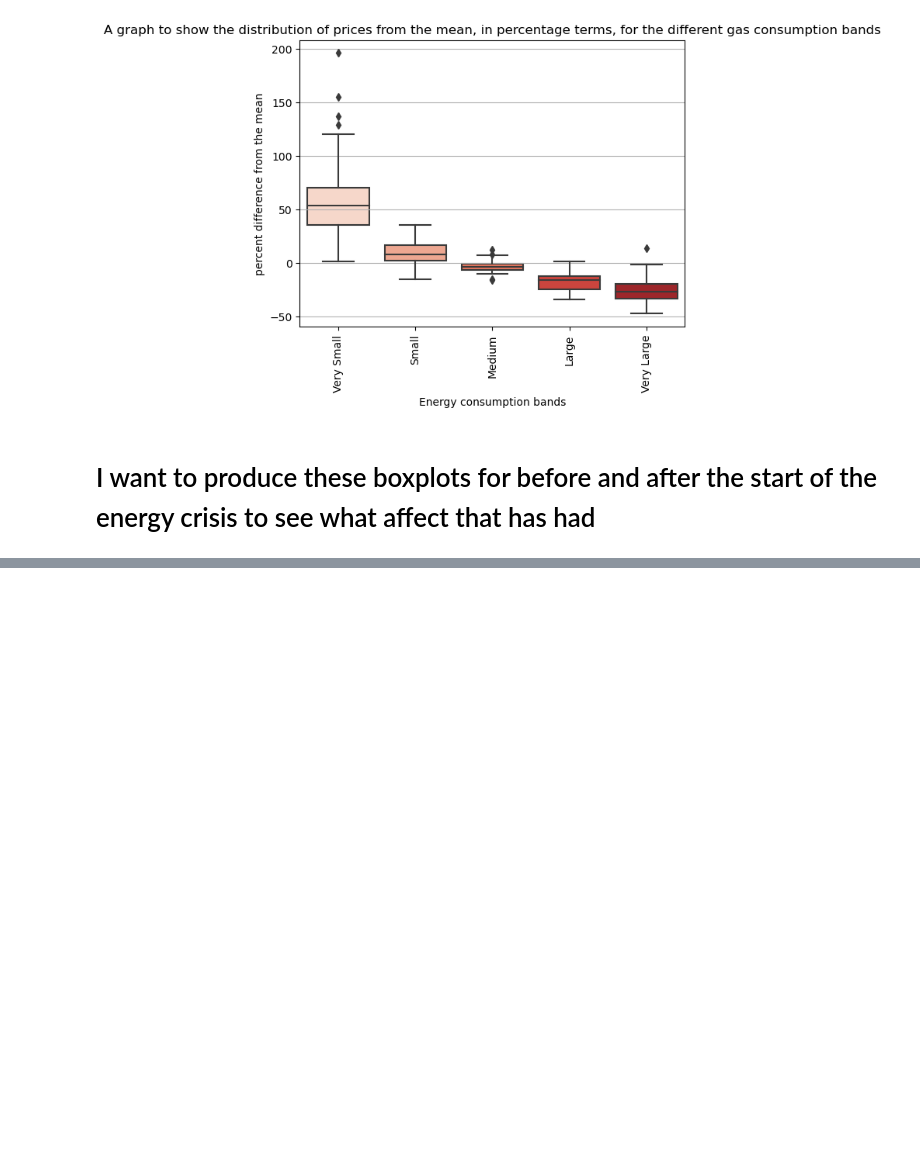
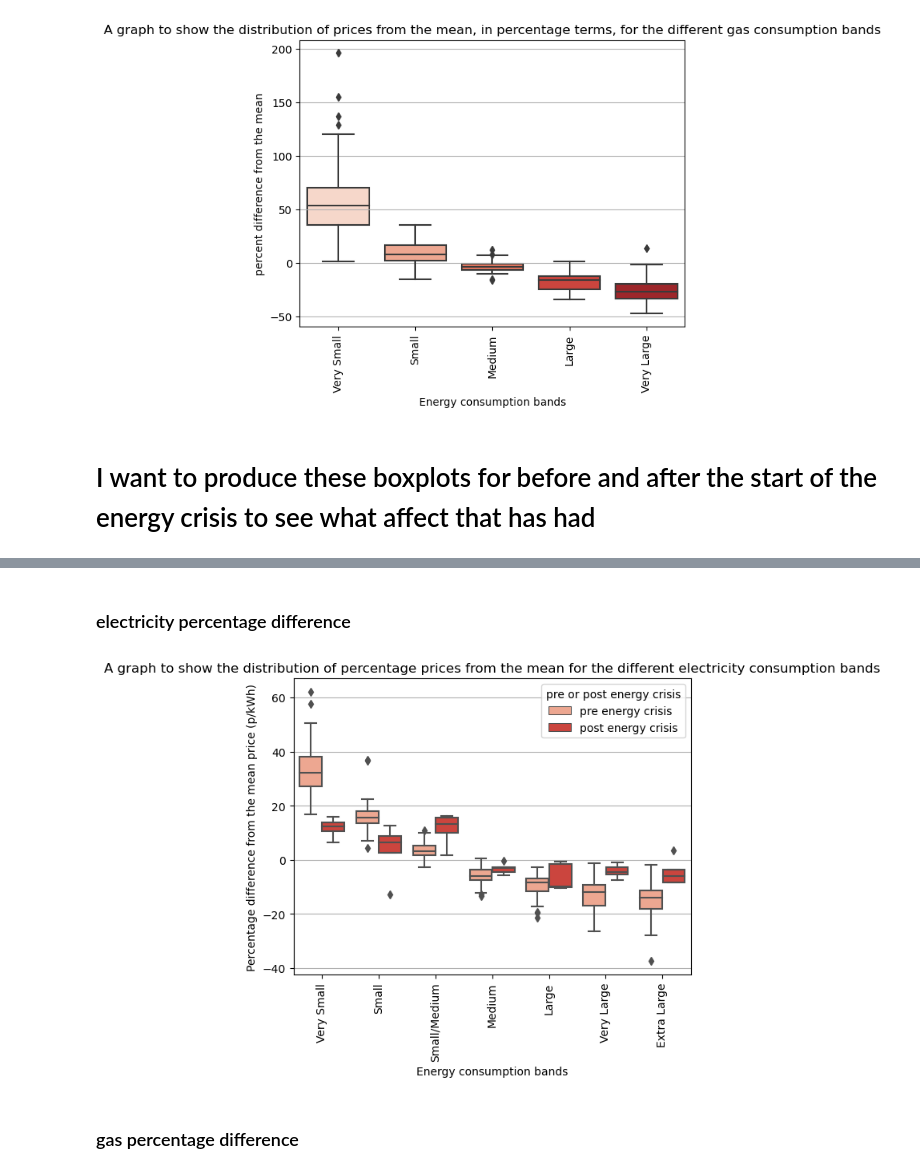
Before and after one commit to samuel-speller/Energy-affects-on-CPI-analysis, a Jupyter notebook: Energy_price_differences_due_to_consumption.ipynb, the cells around one changed output, grey strips where cells are left out. Saved outputs shown, nothing was run; the diff lists cells and outputs as text; code cells hidden in the pictures; blank space fills up the shorter version.

Commit message:
finished a comparison between pre and post energy crisis prices.

```diff
--- a/Energy_price_differences_due_to_consumption.ipynb
+++ b/Energy_price_differences_due_to_consumption.ipynb
@@ -549,0 +596,7 @@ for df in df_gas_list:
+# %%
+# set the period as the index
+percent_difference_elec_date_index = percent_difference_elec_date_index.set_index('period')
+
+percent_difference_elec_date_index.sort_index()
+
+percent_difference_elec_date_index.head()
@@ -592,16 +677,30 @@ TypeError: cannot do slice indexing on RangeIndex with these indexers [2021-09-0
+# %% [markdown]
+### electricity percentage difference
+# %%
+# melt the df's into long format
+df_melted_pre = pd.melt(percent_difference_elec_pre)
+df_melted_post = pd.melt(percent_difference_elec_post)
+
+# add pre and post labels to each dataframe
+df_melted_pre['pre or post energy crisis'] = 'pre energy crisis'
+df_melted_post['pre or post energy crisis'] = 'post energy crisis'
+
+# join the dataframes
+p_difference_elec = pd.concat([df_melted_pre, df_melted_post], axis=0)
 # %%
-# melt the df's into long format
-df_melted = pd.melt(df)
-
 # create a boxplot for each column
-sns.boxplot(data=df_melted, x="variable", y="value", palette='Blues')
+sns.boxplot(data=p_difference_elec, x="variable", y="value", hue='pre or post energy crisis', palette='Reds')
 
 # rotate the x labels
 plt.xticks(rotation=90)
 
 # add axis labels
 plt.xlabel('Energy consumption bands')
-plt.ylabel('difference from the mean price (p/kWh)')
+plt.ylabel('Percentage difference from the mean price (p/kWh)')
 
-plt.title('A graph to show the distribution of prices from the mean for the difference electricity consumption bands')
+plt.title('A graph to show the distribution of percentage prices from the mean for the different electricity consumption bands')
 plt.grid(axis='y')
+# %% [output]
+[figure, added]
+# %% [markdown]
+### gas percentage difference
```
Also changed, not shown: parts of 16 cells of this notebook.
